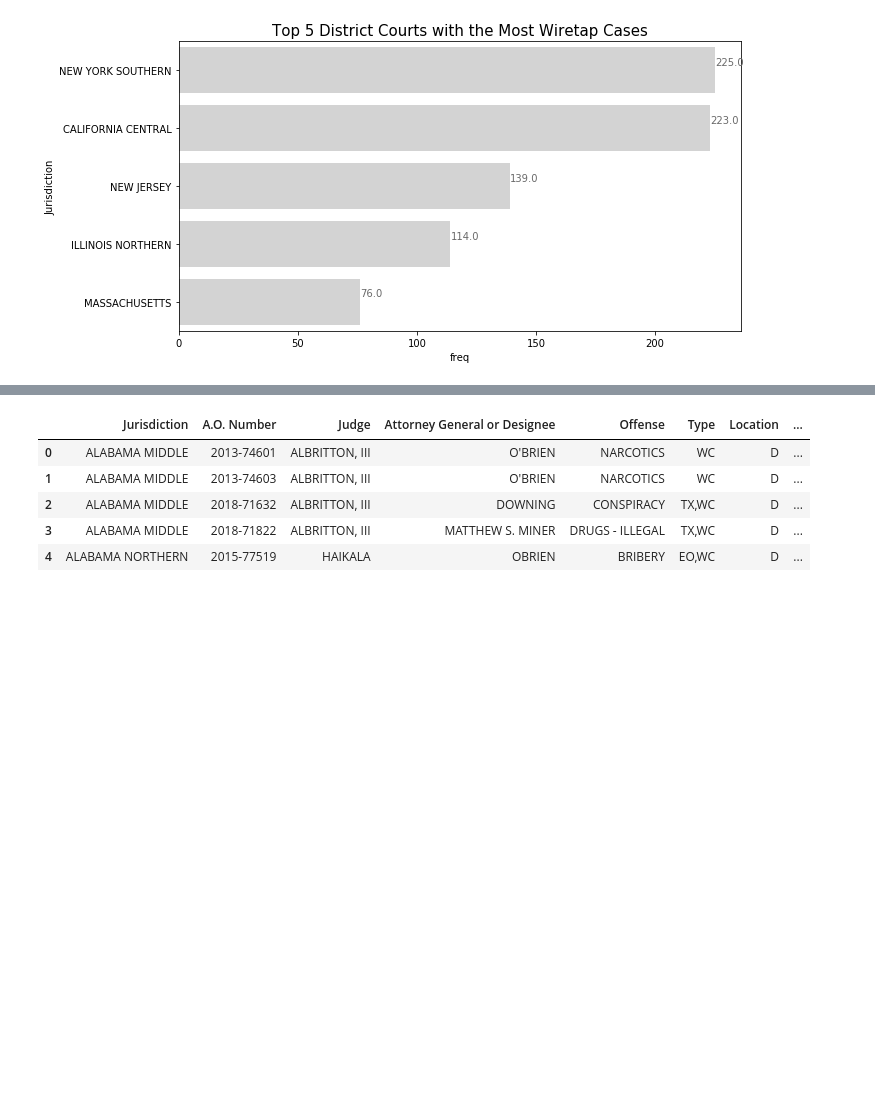
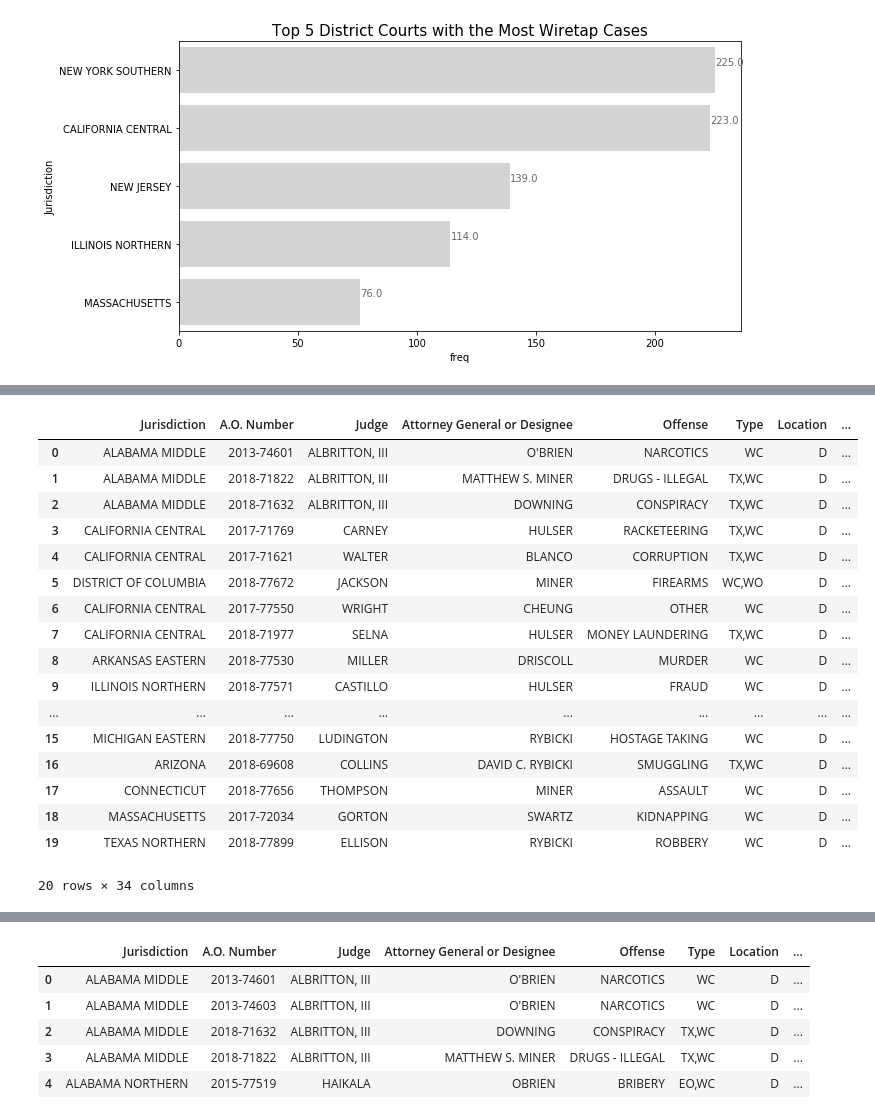
Before and after one commit to dyncdyn/data-studio-projects, a Jupyter notebook: 02.Wiretap/1.Wiretap.ipynb, the cells around one changed output, grey strips where cells are left out. Drawn from its saved outputs; the diff is of its cells as text; code cells hidden in the pictures; blank space fills up the shorter version.

```diff
--- a/02.Wiretap/1.Wiretap.ipynb
+++ b/02.Wiretap/1.Wiretap.ipynb
@@ -151,0 +157,22 @@ sns.distplot(df.Offense.value_counts())
+# %%
+DF_not_rp1 = DF.drop_duplicates('Offense').sort_values(['Offense_count'], ascending = False).reset_index(drop=True)
+DF_not_rp1
+# %% [output]
+|  | Jurisdiction | A.O. Number | Judge | Attorney General or Designee | Offense | Type | Location | ... |
+| 0 | ALABAMA MIDDLE | 2013-74601 | ALBRITTON, III | O'BRIEN | NARCOTICS | WC | D | ... |
+| 1 | ALABAMA MIDDLE | 2018-71822 | ALBRITTON, III | MATTHEW S. MINER | DRUGS - ILLEGAL | TX,WC | D | ... |
+| 2 | ALABAMA MIDDLE | 2018-71632 | ALBRITTON, III | DOWNING | CONSPIRACY | TX,WC | D | ... |
+| 3 | CALIFORNIA CENTRAL | 2017-71769 | CARNEY | HULSER | RACKETEERING | TX,WC | D | ... |
+| 4 | CALIFORNIA CENTRAL | 2017-71621 | WALTER | BLANCO | CORRUPTION | TX,WC | D | ... |
+| 5 | DISTRICT OF COLUMBIA | 2018-77672 | JACKSON | MINER | FIREARMS | WC,WO | D | ... |
+| 6 | CALIFORNIA CENTRAL | 2017-77550 | WRIGHT | CHEUNG | OTHER | WC | D | ... |
+| 7 | CALIFORNIA CENTRAL | 2018-71977 | SELNA | HULSER | MONEY LAUNDERING | TX,WC | D | ... |
+| 8 | ARKANSAS EASTERN | 2018-77530 | MILLER | DRISCOLL | MURDER | WC | D | ... |
+| 9 | ILLINOIS NORTHERN | 2018-77571 | CASTILLO | HULSER | FRAUD | WC | D | ... |
+| ... | ... | ... | ... | ... | ... | ... | ... | ... |
+| 15 | MICHIGAN EASTERN | 2018-77750 | LUDINGTON | RYBICKI | HOSTAGE TAKING | WC | D | ... |
+| 16 | ARIZONA | 2018-69608 | COLLINS | DAVID C. RYBICKI | SMUGGLING | TX,WC | D | ... |
+| 17 | CONNECTICUT | 2018-77656 | THOMPSON | MINER | ASSAULT | WC | D | ... |
+| 18 | MASSACHUSETTS | 2017-72034 | GORTON | SWARTZ | KIDNAPPING | WC | D | ... |
+| 19 | TEXAS NORTHERN | 2018-77899 | ELLISON | RYBICKI | ROBBERY | WC | D | ... |
+20 rows × 34 columns
```
Also changed, not shown: parts of 3 cells of this notebook.
